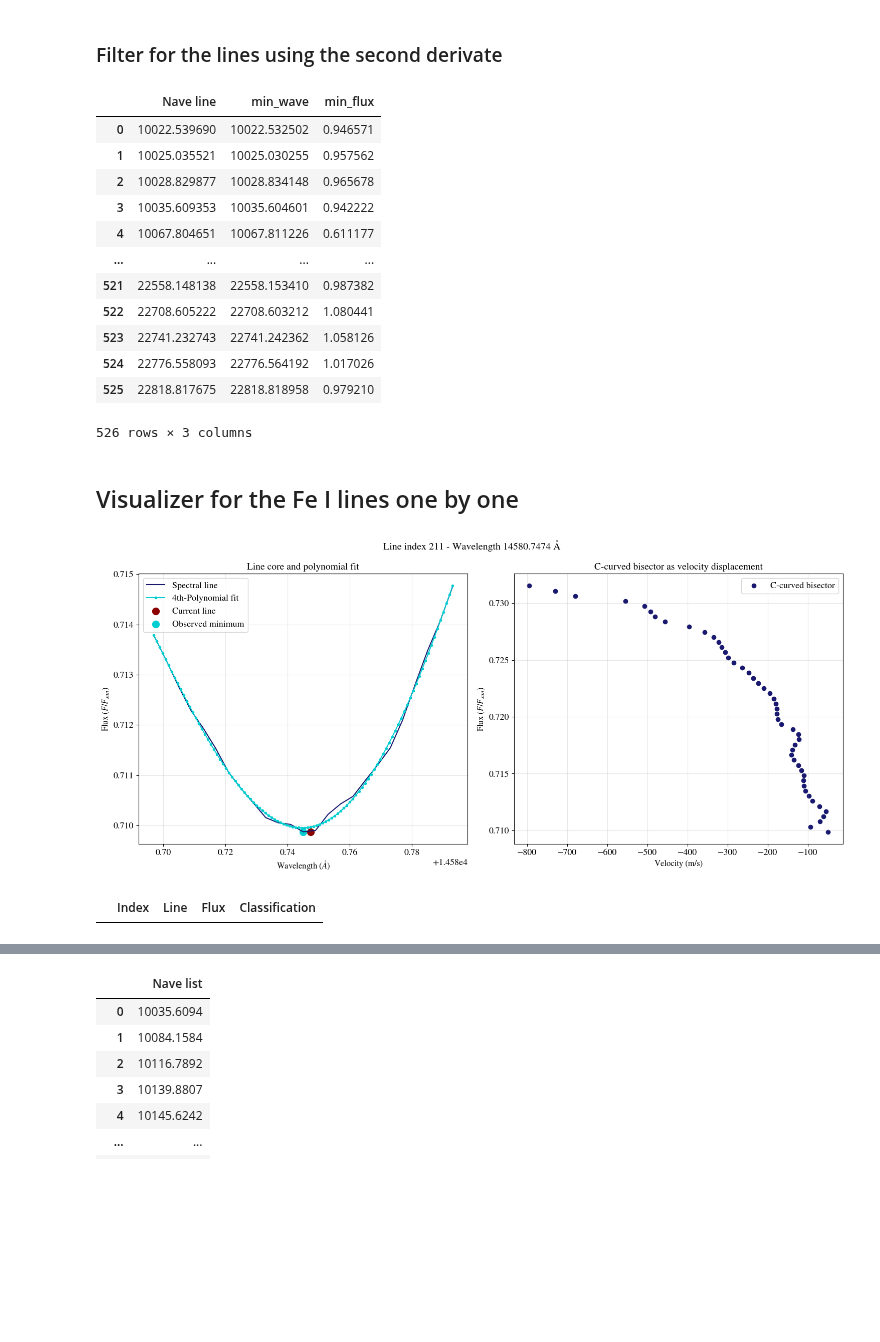
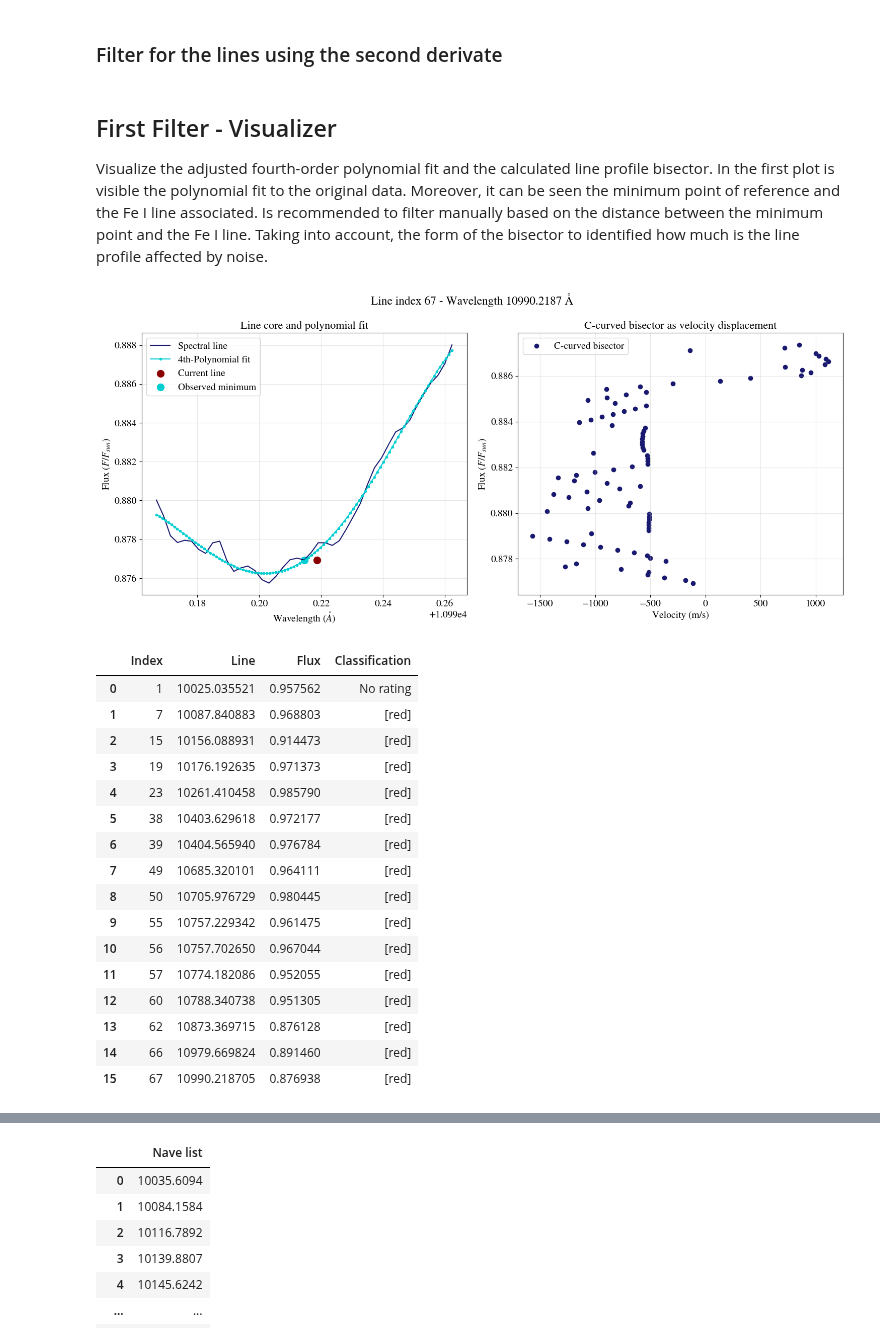
Before and after one commit to ccuellarn/Measurement-and-Characterization-of-Granulation-Patterns-in-the-IAG-Solar-Flux-Spectrum, a Jupyter notebook: Project/Visualizer/Visualizer.ipynb, the cells around one changed output, grey strips where cells are left out. Drawn from its saved outputs; the diff is of its cells as text; code cells hidden in the pictures; blank space fills up the shorter version.

```diff
--- a/Project/Visualizer/Visualizer.ipynb
+++ b/Project/Visualizer/Visualizer.ipynb
@@ -13,12 +13,12 @@ from scipy.interpolate import interp1d
 params = {
         'font.family': 'serif',
         'font.serif': ['STIXGeneral', 'Times New Roman'],
-        'font.size': 12,
-        'axes.labelsize': 12,
-        'axes.titlesize': 14,
-        'legend.fontsize': 13,
-        'xtick.labelsize': 13,
-        'ytick.labelsize': 13,
+        'font.size': 14,
+        'axes.labelsize': 14,
+        'axes.titlesize': 16,
+        'legend.fontsize': 14,
+        'xtick.labelsize': 14,
+        'ytick.labelsize': 14,
         'mathtext.fontset': 'stix',
         'text.usetex': False,
         'figure.figsize': (6.4, 4.8),
@@ -111,7 +112,24 @@ local_points_bis = width_minimums(closer_lines,raw_data,0.2)
 # %% [markdown]
 ### Filter for the lines using the second derivate
 # %%
-def Fit_derivates(local_points,closer_lines,local_points_bis):
+def First_Filter(local_points,closer_lines,local_points_bis):
+    """Adjust the fourth-order polynomial fit to the minimal point and applied the filters
+    based on the geometry of an absorption line. To the lines which passed the filter are calculated
+    the line profile bisector.
+
+    Parameters:
+    closer_lines(DataFrame): Minimum points obtained with find_minimums(wave,flux,lamda).
+    data(DataFrame): The raw data to save the window.
+    width(float): In armstrong, the width for the window around the minimum
+
+    Return:
+    Values(DataFrame): Values of the minimum points for the lines which passed the filter.
+    Fit(list): List of DataFrames with the values for wave and flux calculates on the fit.
+    Local(list): List of Dataframes with the selected bins, each Dataframe corresponds to
+    a line in Values.
+    Bisector(list): List of Dataframes with the line profile bisector in velocity and distance.
+    """
+
     values = []
     fit = []
     local = []
@@ -193,25 +211,12 @@ def Fit_derivates(local_points,closer_lines,local_points_bis):
 
     return Values,fit,local,bisector
 
-Values,fit,local,bisector = Fit_derivates(local_points,closer_lines,local_points_bis)
 
-Values
+Values_first_filter,Fit_first_filter,Local_first_filter,Bisector_first_filter = First_Filter(local_points_first_filter,closer_lines_first_filter,local_points_bis_first_filter)
-# %% [output]
-|  | Nave line | min_wave | min_flux |
-| 0 | 10022.539690 | 10022.532502 | 0.946571 |
-| 1 | 10025.035521 | 10025.030255 | 0.957562 |
-| 2 | 10028.829877 | 10028.834148 | 0.965678 |
-| 3 | 10035.609353 | 10035.604601 | 0.942222 |
-| 4 | 10067.804651 | 10067.811226 | 0.611177 |
-| ... | ... | ... | ... |
-| 521 | 22558.148138 | 22558.153410 | 0.987382 |
-| 522 | 22708.605222 | 22708.603212 | 1.080441 |
-| 523 | 22741.232743 | 22741.242362 | 1.058126 |
-| 524 | 22776.558093 | 22776.564192 | 1.017026 |
-| 525 | 22818.817675 | 22818.818958 | 0.979210 |
-526 rows × 3 columns
 # %% [markdown]
-## Visualizer for the Fe I lines one by one
+## First Filter - Visualizer
+Visualize the adjusted fourth-order polynomial fit and the calculated line profile bisector. In the first plot is visible the polynomial fit to the original data. Moreover, it can be seen the minimum point of reference and the Fe I line associated.
+Is recommended to filter manually based on the distance between the minimum point and the Fe I line. Taking into account, the form of the bisector to identified how much is the line profile affected by noise.
 # %%
 #Libraries for the visualizer
 import tkinter as tk
@@ -338,7 +343,7 @@ class OutlierViewer:
         #Save the current image on jpg
         try:
             #The file name is the current index and the line blended
-            filename = f"fe_line_{self.current_index}_wave_{self.values['Nave line'].iloc[self.current_index]:.2f}.jpg"
+            filename = f"Fe_I_line_{self.current_index}_Wave_{self.values['Nave line'].iloc[self.current_index]:.2f}.jpg"
 
             #Save the figure
             self.fig.savefig(filename, format='jpg', dpi=300, bbox_inches='tight', facecolor='white',edgecolor='none')
@@ -486,43 +491,58 @@ class OutlierViewer:
 
         # Plot 2 - The line bisector
         #The bisector
         self.ax2.scatter(
             self.bisectors[j]["Velocity"],
             self.bisectors[j]['Flux'],
             color='midnightblue',label='C-curved bisector')
 
         self.ax2.set_title(f'C-curved bisector as velocity displacement')
         self.ax2.set_xlabel(r'Velocity (m/s)')
         self.ax2.set_ylabel(r'Flux $(F/F_{sun})$')
         self.ax2.grid(True, alpha=0.3)
         self.ax2.legend()
 
         self.fig.tight_layout()
 
         #Update the big tittle
         title_text = f'Line index {self.index[j]} - Wavelength {round(self.values["Nave line"][j],4)} Å'
         self.fig.suptitle(title_text)
         self.title_label.config(text=title_text)
         self.canvas.draw()
 
 
 if __name__ == "__main__":
     root = tk.Tk()
     root.geometry("900x700")
 
-    #CHANGE THIS LINE - The order: local_points, values, fit,bisectors
-    app = OutlierViewer(root, local,Values,fit,bisector)
+    #CHANGE THIS LINE - The order: local_points, values, fit, bisectors
+    # app = OutlierViewer(root, Local_first_filter,Values_first_filter,Fit_first_filter,Bisector_first_filter)
 
     root.mainloop()
-
-#This is the definitive
 # %% [output]
-[figure, old version]
+[figure, new version]
 # %%
+#Return the lines which are added to the dataframe of deleting lines
 Filtered_lines_1 = app.return_lines()
 Filtered_lines_1
 # %% [output]
 |  | Index | Line | Flux | Classification |
+| 0 | 1 | 10025.035521 | 0.957562 | No rating |
+| 1 | 7 | 10087.840883 | 0.968803 | [red] |
+| 2 | 15 | 10156.088931 | 0.914473 | [red] |
+| 3 | 19 | 10176.192635 | 0.971373 | [red] |
+| 4 | 23 | 10261.410458 | 0.985790 | [red] |
+| 5 | 38 | 10403.629618 | 0.972177 | [red] |
+| 6 | 39 | 10404.565940 | 0.976784 | [red] |
+| 7 | 49 | 10685.320101 | 0.964111 | [red] |
+| 8 | 50 | 10705.976729 | 0.980445 | [red] |
+| 9 | 55 | 10757.229342 | 0.961475 | [red] |
+| 10 | 56 | 10757.702650 | 0.967044 | [red] |
+| 11 | 57 | 10774.182086 | 0.952055 | [red] |
+| 12 | 60 | 10788.340738 | 0.951305 | [red] |
+| 13 | 62 | 10873.369715 | 0.876128 | [red] |
+| 14 | 66 | 10979.669824 | 0.891460 | [red] |
+| 15 | 67 | 10990.218705 | 0.876938 | [red] |
 # %%
 index_to_drop_1 = Filtered_lines_1.index.values
 
```
Also changed, not shown: parts of 21 cells of this notebook, 24 other files.
